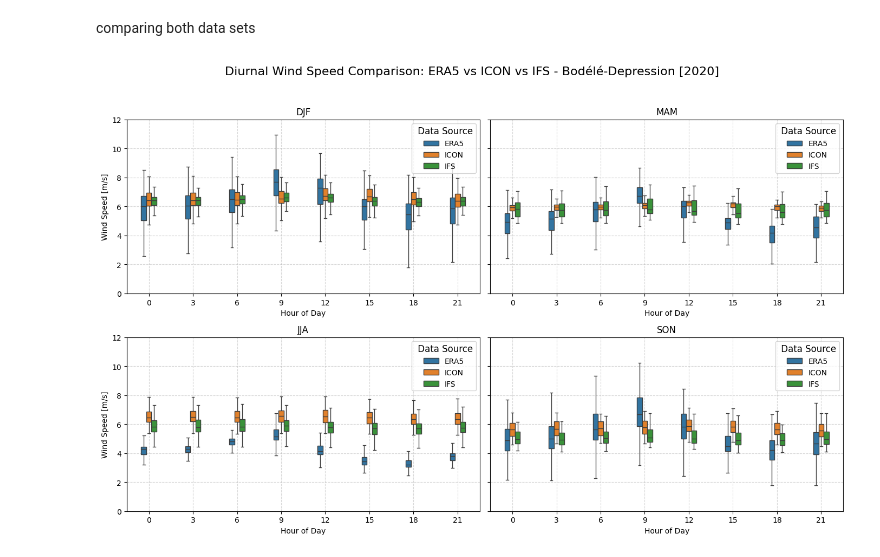
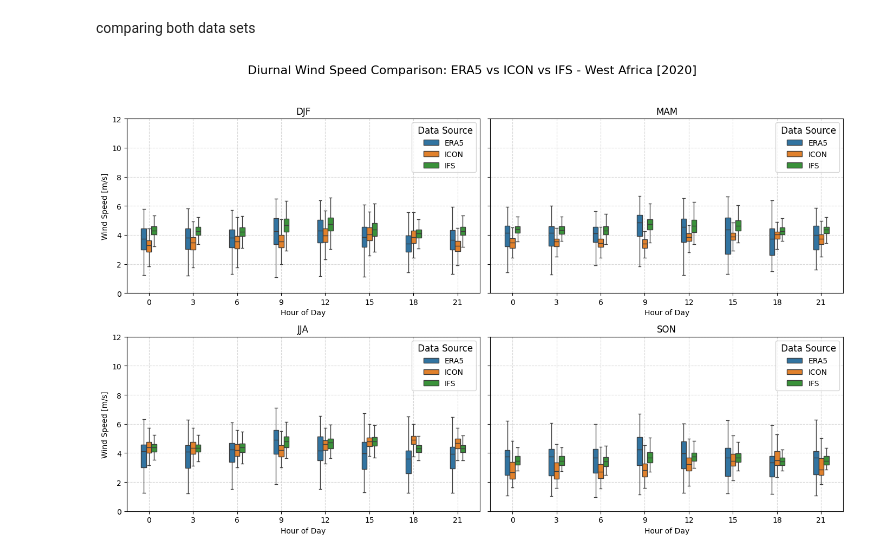
Before and after one commit to digital-earths-global-hackathon/hk25-teams, a Jupyter notebook: hk25-StormCC/Hourly_climatology_comparions.ipynb, the cells around one changed output. Drawn from its saved outputs; the diff is of its cells as text; code cells hidden in the pictures.

```diff
--- a/hk25-StormCC/Hourly_climatology_comparions.ipynb
+++ b/hk25-StormCC/Hourly_climatology_comparions.ipynb
@@ -22,10 +23,9 @@ from glob import glob
 # %%
-
 
 # --- Load dataset ---
 cat = intake.open_catalog("https://digital-earths-global-hackathon.github.io/catalog/catalog.yaml")
 experiment = cat.online["icon_d3hp003"]
-data = experiment(time="PT3H", zoom=7, time_method="mean").to_dask()
+data = experiment(time="PT3H", zoom=10).to_dask()
 
 # --- Add coordinates ---
  # assumes egh.attach_coords is available
@@ -36,12 +36,12 @@ u_surf = "uas"
 v_surf = "vas"
 
 #bodele
-lat_min, lat_max = 15, 20
-lon_min, lon_max = 15, 20
+# lat_min, lat_max = 15, 20
+# lon_min, lon_max = 15, 20
 
 #west africa
-# lat_min, lat_max = 5, 35
-# lon_min, lon_max = 342, 5
+lat_min, lat_max = 5, 35
+lon_min, lon_max = 342, 5
 
 # --- Mask region of interest ---
 lat = data["lat"]
@@ -64,6 +64,10 @@ df_ICON = wind_speed_mean.to_dataframe(name="wind_speed").reset_index()
 df_ICON["hour"] = df_ICON["time"].dt.hour
 df_ICON["season"] = df_ICON["time"].dt.month % 12 // 3 + 1
 df_ICON["season"] = df_ICON["season"].map({1: "DJF", 2: "MAM", 3: "JJA", 4: "SON"})
+
+
+
+del data, u_region, v_region
 # %%
 # --- Plot boxplots per season ---
 seasons = ["DJF", "MAM", "JJA", "SON"]
@@ -106,7 +110,7 @@ ICON ENDS here
 # --- Load dataset ---
 cat = intake.open_catalog("https://digital-earths-global-hackathon.github.io/catalog/catalog.yaml")
 experiment = cat.online["ifs_tco3999-ng5_rcbmf_cf"]
-data = experiment(time="PT1H", zoom=7).to_dask()
+data = experiment(time="PT1H", zoom=11).to_dask()
 
 # # --- Add coordinates ---
 #   assumes egh.attach_coords is available
@@ -117,12 +121,12 @@ u_surf = "uas"
 v_surf = "vas"
 
 # #bodele
-lat_min, lat_max = 15, 20
-lon_min, lon_max = 15, 20
+# lat_min, lat_max = 15, 20
+# lon_min, lon_max = 15, 20
 
 # #west africa
-# # lat_min, lat_max = 5, 35
-# # lon_min, lon_max = 342, 5
+lat_min, lat_max = 5, 35
+lon_min, lon_max = 342, 5
 
 # # --- Mask region of interest ---
 lat = data["lat"]
@@ -171,7 +178,7 @@ for i, season in enumerate(seasons):
     # Boxplot grouped by hour (3h intervals)
 
     sns.boxplot(
-        x="hour_3h", y="wind_speed", data=IFS_season_df,
+        x="hour", y="wind_speed", data=IFS_season_df,
         ax=ax, showfliers=False, width=box_width,
         #palette="Blues"
     )
@@ -194,7 +201,7 @@ Taking the ERA 5 data
 
 
 # === Paths ===
-summary_dir = "/work/bb1198/b383412/Data/hackathon/Bodele"
+summary_dir = "/work/bb1198/b383412/Data/hackathon/West_africa"
 output_plot = "/work/bb1198/b383412/Figures/plots/seasonal_3hrly_wind_boxplots_1994_2023.png"
 
 # === Seasons ===
@@ -275,32 +284,32 @@ df_combined = pd.concat([Era_season, df_ICON, df_IFS], ignore_index=True)
 # %%
 
 
 seasons = ["DJF", "MAM", "JJA", "SON"]
 fig, axes = plt.subplots(2, 2, figsize=(14, 9), sharey=True)
 axes = axes.flatten()
 ymin, ymax = 0, 12
 box_width = 0.35
 
 for i, season in enumerate(seasons):
     ax = axes[i]
     season_df = df_combined[df_combined["season"] == season]
 
     sns.boxplot(
         x="hour", y="wind_speed", hue="source",
         data=season_df, ax=ax, width=box_width,
         showfliers=False
     )
 
     ax.set_title(f"{season}")
     ax.set_xlabel("Hour of Day")
     ax.set_ylabel("Wind Speed [m/s]" if i in [0, 2] else "")
     ax.set_ylim(ymin, ymax)
     ax.grid(True, linestyle="--", alpha=0.5)
     ax.legend(title=" Data Source", loc="upper right", fontsize=10, title_fontsize=12)
 
 # Final layout
-fig.suptitle("Diurnal Wind Speed Comparison: ERA5 vs ICON vs IFS - Bodélé-Depression [2020]", fontsize=16)
+fig.suptitle("Diurnal Wind Speed Comparison: ERA5 vs ICON vs IFS - West Africa [2020]", fontsize=16)
 plt.tight_layout(rect=[0, 0, 1, 0.95])
 plt.show()
 # %% [output]
-[figure, old version]
+[figure, new version]
```
Also changed, not shown: parts of 10 cells of this notebook.
